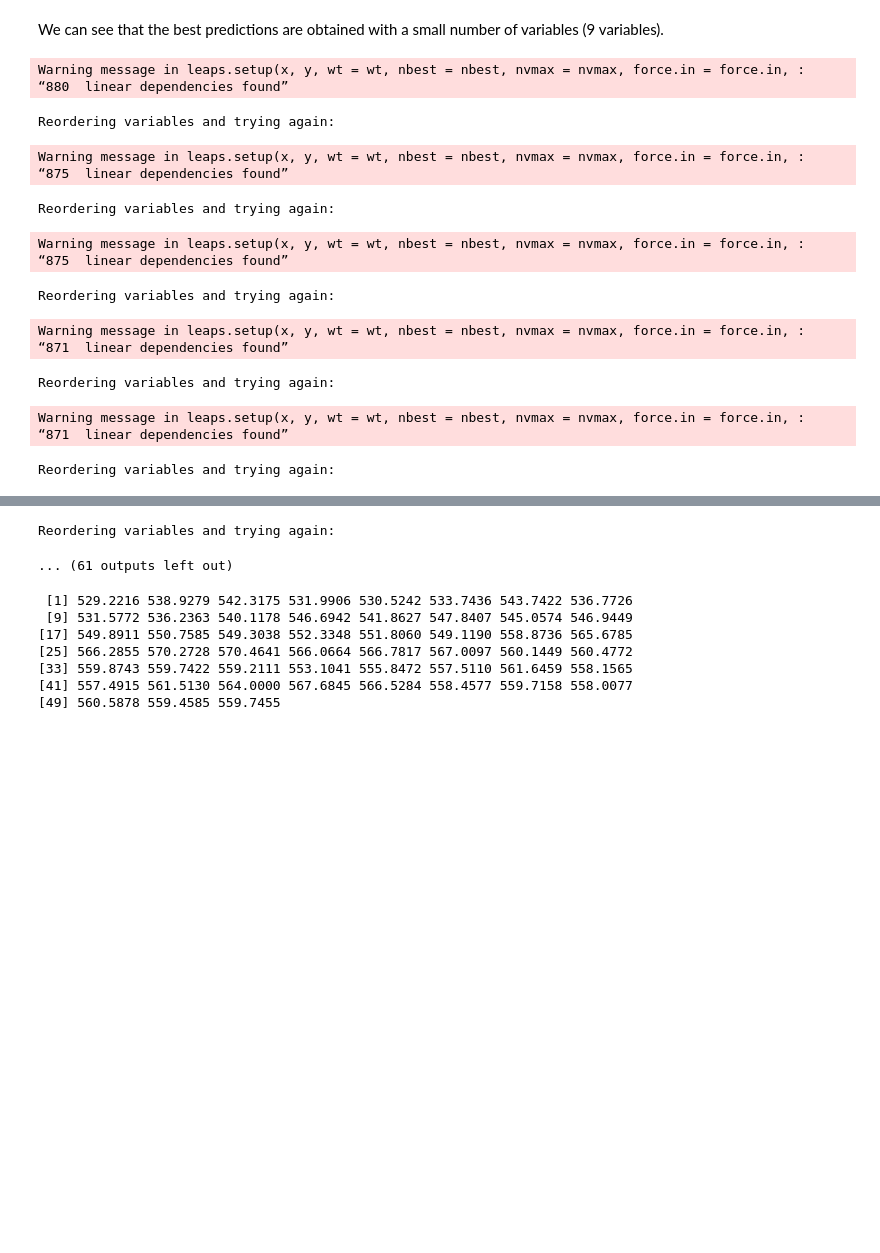
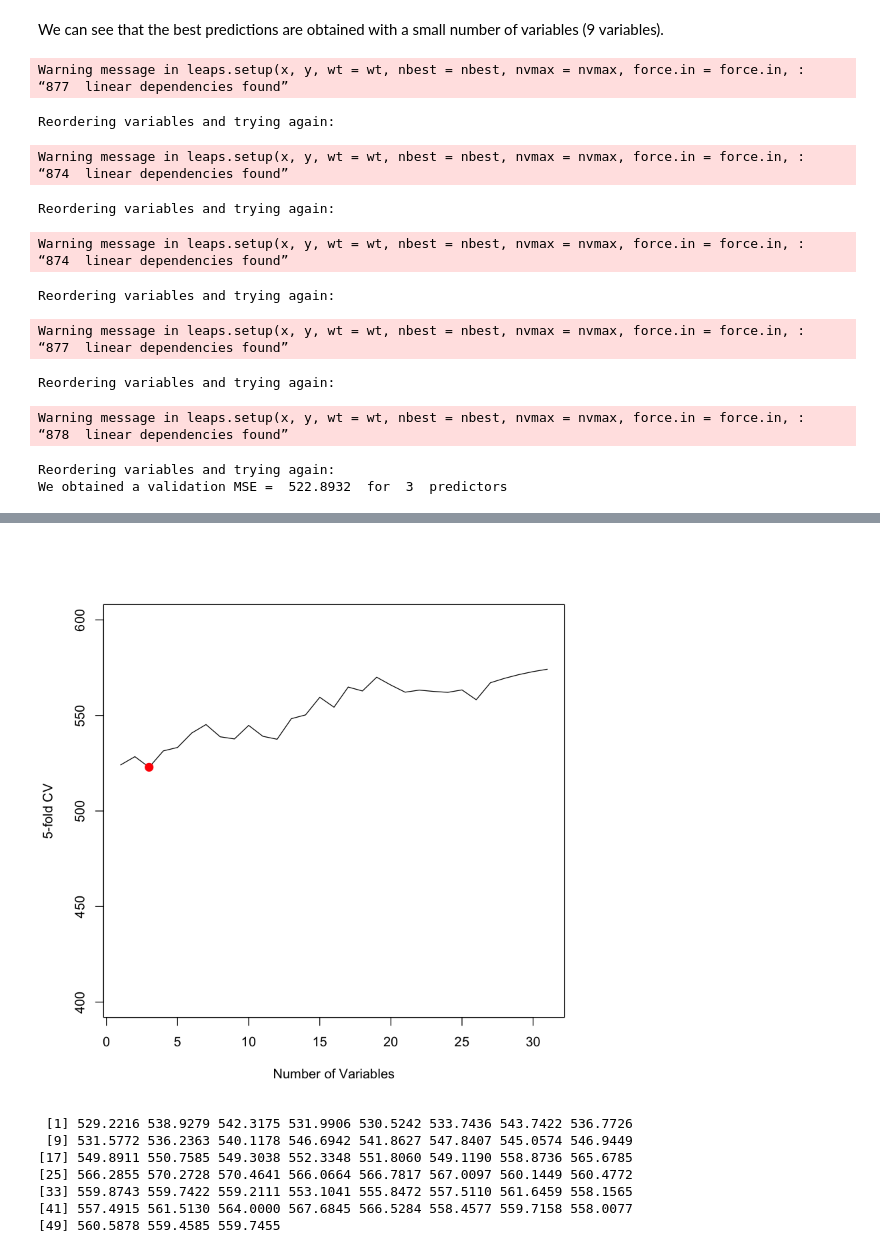
Before and after one commit to BenoitDelec/BIO-322--Predicting-odour-pleasantness-using-ML, a Jupyter notebook: src/Linear_Methods.ipynb, the cells around one changed output, grey strips where cells are left out. Cells and saved outputs as stored; diff of their text form; code cells hidden in the pictures; blank space fills up the shorter version.

Commit message:
linear

```diff
--- a/src/Linear_Methods.ipynb
+++ b/src/Linear_Methods.ipynb
@@ -299,8 +299,6 @@ We obtained a validation MSE =  502.0011  for  9  predictors
 # %% [markdown]
 We can see that the best predictions are obtained with a small number of variables (9 variables).
 # %%
-
-
 library(tidymodels)
 library(leaps)
 
@@ -320,44 +318,40 @@ evaluate <- function(fold, fit, formula = VALENCE.PLEASANTNESS ~ .) {
 }
 
 fit_and_evaluate <- function(fold, formula = VALENCE.PLEASANTNESS ~ .) {
-    fit <- regsubsets(formula, analysis(fold), method = "forward", nvmax = 50)
+    fit <- regsubsets(formula, analysis(fold), method = "forward", nvmax = 30)
     evaluate(fold, fit)
 }
 
 #data
 # %%
-seeds = seq(100,150,1)
+corr.data <- corr.x
+corr.data$VALENCE.PLEASANTNESS <- y
+validation.data <- vfold_cv(corr.data, v = 5)
 
-mean.cv.errors.min = c()
-number.predictors = c()
+cv.errors.corr <- sapply(validation.data$splits, fit_and_evaluate)
+mean.cv.errors.corr <- rowMeans(cv.errors.corr)
 
-for (i in seeds) {
-    set.seed(i)
-    #split the training data in a training set and a validation set for correlated data
-    corr.data <- corr.x
-    corr.data$VALENCE.PLEASANTNESS <- y
-    validation.data <- vfold_cv(corr.data, v = 5)
 
-    cv.errors.corr <- sapply(validation.data$splits, fit_and_evaluate)
-    mean.cv.errors.corr <- rowMeans(cv.errors.corr)
+plot(mean.cv.errors.corr, type = "l", ylim = c(400, 600), xlab = "Number of Variables", ylab = "5-fold CV")
+cv.min <- which.min(mean.cv.errors.corr)
+points(cv.min, mean.cv.errors.corr[cv.min], col = "red", cex = 2, pch = 20)
+abline(sd(corr.data$VALENCE.PLEASANTNESS), 0, lty = "dashed")
 
-    cv.min <- which.min(mean.cv.errors.corr)
-    mean.cv.errors.min = rbind(mean.cv.errors.min, mean.cv.errors.corr[cv.min])
-    number.predictors = rbind(number.predictors, which.min(mean.cv.errors.corr))
-}
+cat("We obtained a validation MSE = ", mean.cv.errors.corr[cv.min], " for ", which.min(mean.cv.errors.corr), " predictors")
 # %% [output]
 Warning message in leaps.setup(x, y, wt = wt, nbest = nbest, nvmax = nvmax, force.in = force.in, :
-“880  linear dependencies found”
+“877  linear dependencies found”
 Reordering variables and trying again:
 Warning message in leaps.setup(x, y, wt = wt, nbest = nbest, nvmax = nvmax, force.in = force.in, :
-“875  linear dependencies found”
+“874  linear dependencies found”
 Reordering variables and trying again:
 Warning message in leaps.setup(x, y, wt = wt, nbest = nbest, nvmax = nvmax, force.in = force.in, :
-“875  linear dependencies found”
+“874  linear dependencies found”
 Reordering variables and trying again:
 Warning message in leaps.setup(x, y, wt = wt, nbest = nbest, nvmax = nvmax, force.in = force.in, :
-“871  linear dependencies found”
+“877  linear dependencies found”
 Reordering variables and trying again:
 Warning message in leaps.setup(x, y, wt = wt, nbest = nbest, nvmax = nvmax, force.in = force.in, :
-“871  linear dependencies found”
+“878  linear dependencies found”
 Reordering variables and trying again:
+We obtained a validation MSE =  522.8932  for  3  predictors
@@ -366,5 +358,4 @@ Warning message in leaps.setup(x, y, wt = wt, nbest = nbest, nvmax = nvmax, forc
-Reordering variables and trying again:
-... (61 outputs left out)
+[figure, added]
 # %%
 cv.errors.corr
 # %%
```
Also changed, not shown: parts of 1 cell of this notebook, 1 other file.
